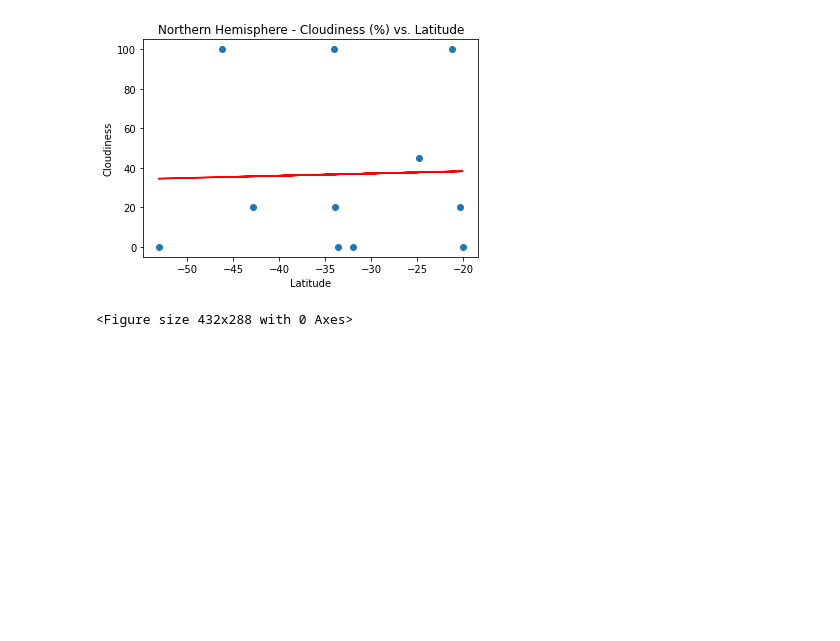
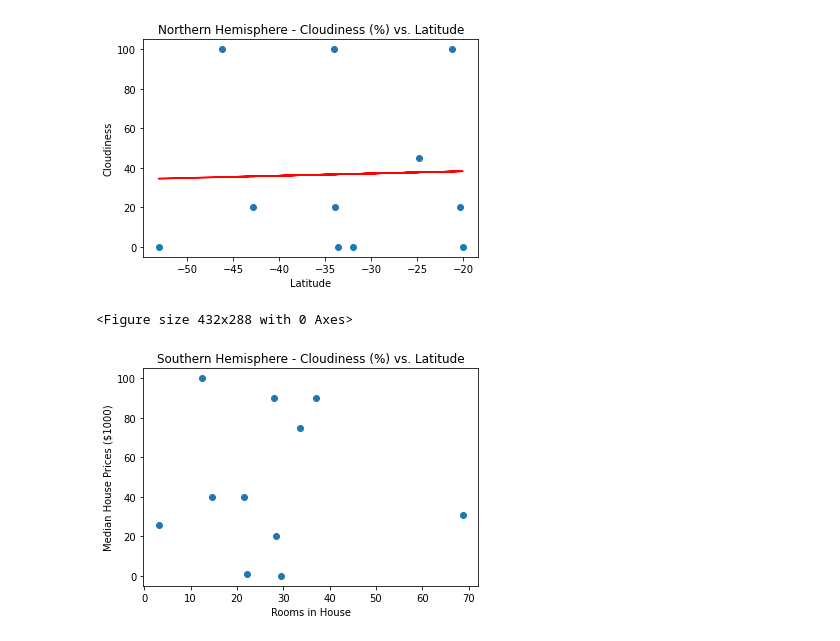
Before and after one commit to TinaKuo77/Python_API-Challenging, a Jupyter notebook: WeatherPy/WeatherPy.ipynb, the cells around one changed output. Saved outputs shown, nothing was run; the diff lists cells and outputs as text; code cells hidden in the pictures; blank space fills up the shorter version.

```diff
--- a/WeatherPy/WeatherPy.ipynb
+++ b/WeatherPy/WeatherPy.ipynb
@@ -266,4 +266,16 @@ plt.savefig('output_data/N_linear_Lat_Cl.png')
 The r-squared is: 0.0289938269398786
 [figure]
 <Figure size 432x288 with 0 Axes>
+# %%
+# Southern Hemisphere - Cloudiness (%) vs. Latitude Linear Regression
+
+x_values =southern_x_v['Lat']
+y_values = southern_x_v['Cloudiness']
+plt.scatter(x_values,y_values)
+plt.xlabel('Rooms in House')
+plt.ylabel('Median House Prices ($1000)')
+plt.title("Southern Hemisphere - Cloudiness (%) vs. Latitude")
+plt.show()
+# %% [output]
+[figure, added]
 # %%
```
Also changed, not shown: parts of 1 cell of this notebook.
